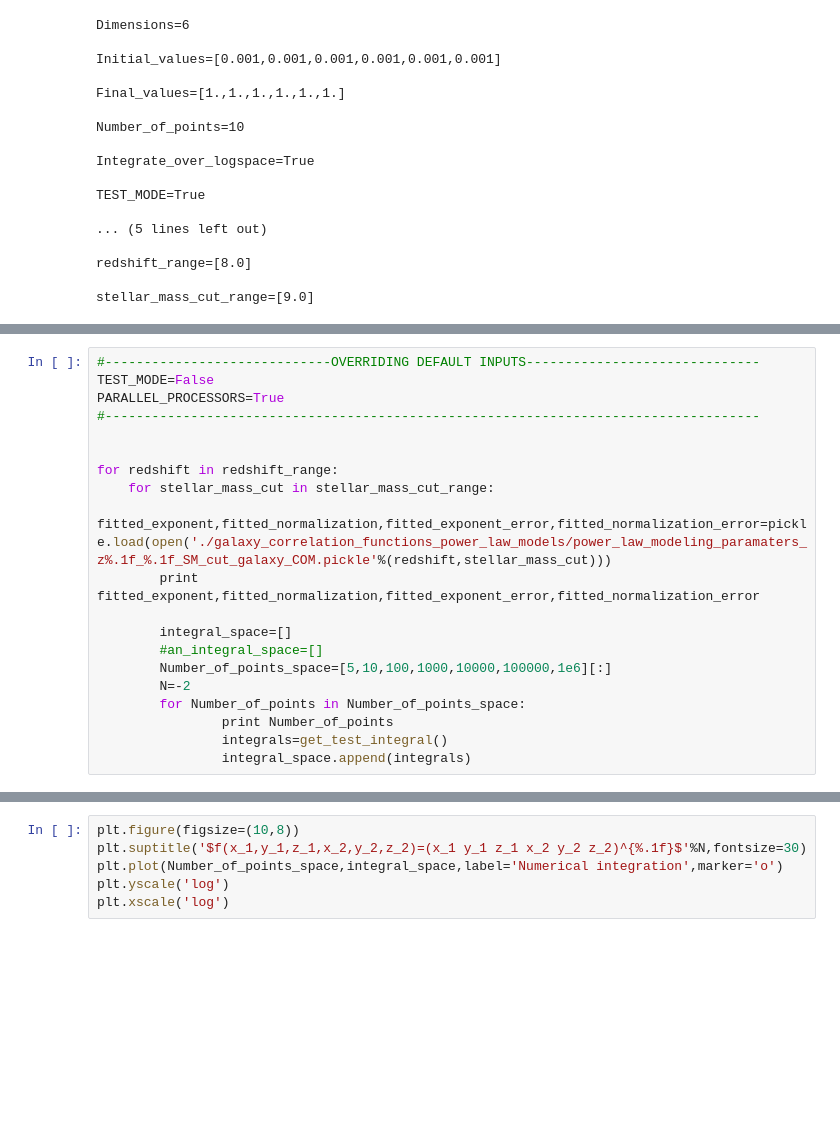
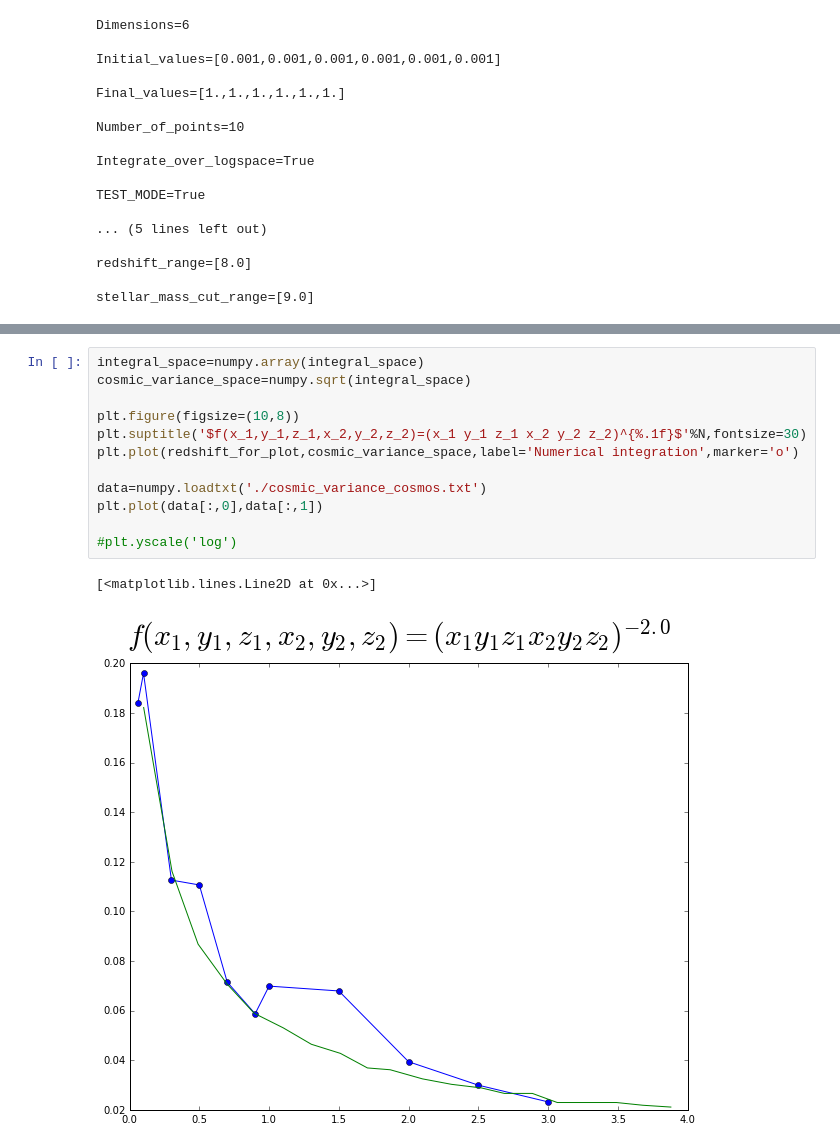
Before and after one commit to akbhowmi/Cosmic_variance_using_BlueTides_real, a Jupyter notebook: Determine_cosmic_variance.ipynb, the cells around one changed output, grey strips where cells are left out. Saved outputs shown, nothing was run; the diff lists cells and outputs as text; blank space fills up the shorter version.

```diff
--- a/Determine_cosmic_variance.ipynb
+++ b/Determine_cosmic_variance.ipynb
@@ -467,20 +558,0 @@ plt.xscale('log')
-# %%
-#-----------------------------OVERRIDING DEFAULT INPUTS------------------------------
-TEST_MODE=False
-PARALLEL_PROCESSORS=True
-#------------------------------------------------------------------------------------
-
-
-for redshift in redshift_range:
-    for stellar_mass_cut in stellar_mass_cut_range:
-        fitted_exponent,fitted_normalization,fitted_exponent_error,fitted_normalization_error=pickle.load(open('./galaxy_correlation_functions_power_law_models/power_law_modeling_paramaters_z%.1f_%.1f_SM_cut_galaxy_COM.pickle'%(redshift,stellar_mass_cut)))
-        print fitted_exponent,fitted_normalization,fitted_exponent_error,fitted_normalization_error
-
-        integral_space=[]
-        #an_integral_space=[]
-        Number_of_points_space=[5,10,100,1000,10000,100000,1e6][:]
-        N=-2
-        for Number_of_points in Number_of_points_space:
-                print Number_of_points
-                integrals=get_test_integral()
-                integral_space.append(integrals)
@@ -487,6 +643,15 @@ for redshift in redshift_range:
 # %%
+integral_space=numpy.array(integral_space)
+cosmic_variance_space=numpy.sqrt(integral_space)
+
 plt.figure(figsize=(10,8))
 plt.suptitle('$f(x_1,y_1,z_1,x_2,y_2,z_2)=(x_1 y_1 z_1 x_2 y_2 z_2)^{%.1f}$'%N,fontsize=30)
-plt.plot(Number_of_points_space,integral_space,label='Numerical integration',marker='o')
-plt.yscale('log')
-plt.xscale('log')
+plt.plot(redshift_for_plot,cosmic_variance_space,label='Numerical integration',marker='o')
+
+data=numpy.loadtxt('./cosmic_variance_cosmos.txt')
+plt.plot(data[:,0],data[:,1])
+
+#plt.yscale('log')
+# %% [output]
+[<matplotlib.lines.Line2D at 0x...>]
+[figure, added]
```
Also changed, not shown: parts of 16 cells of this notebook.
